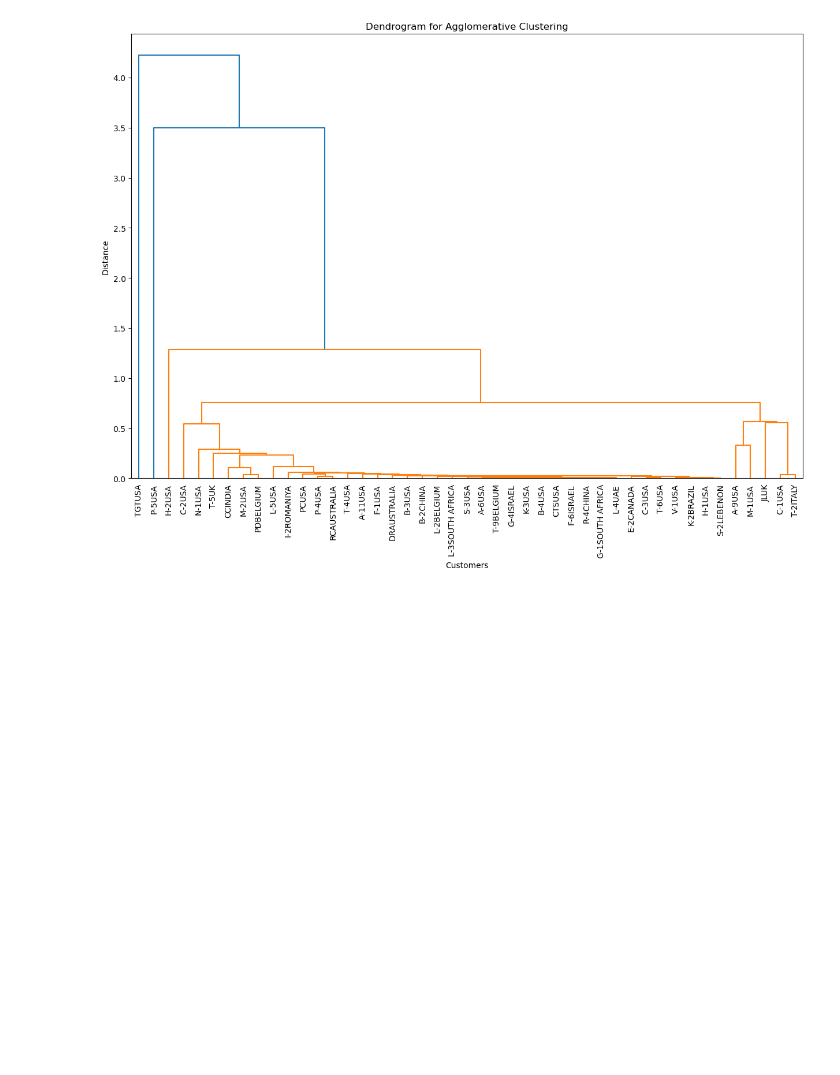
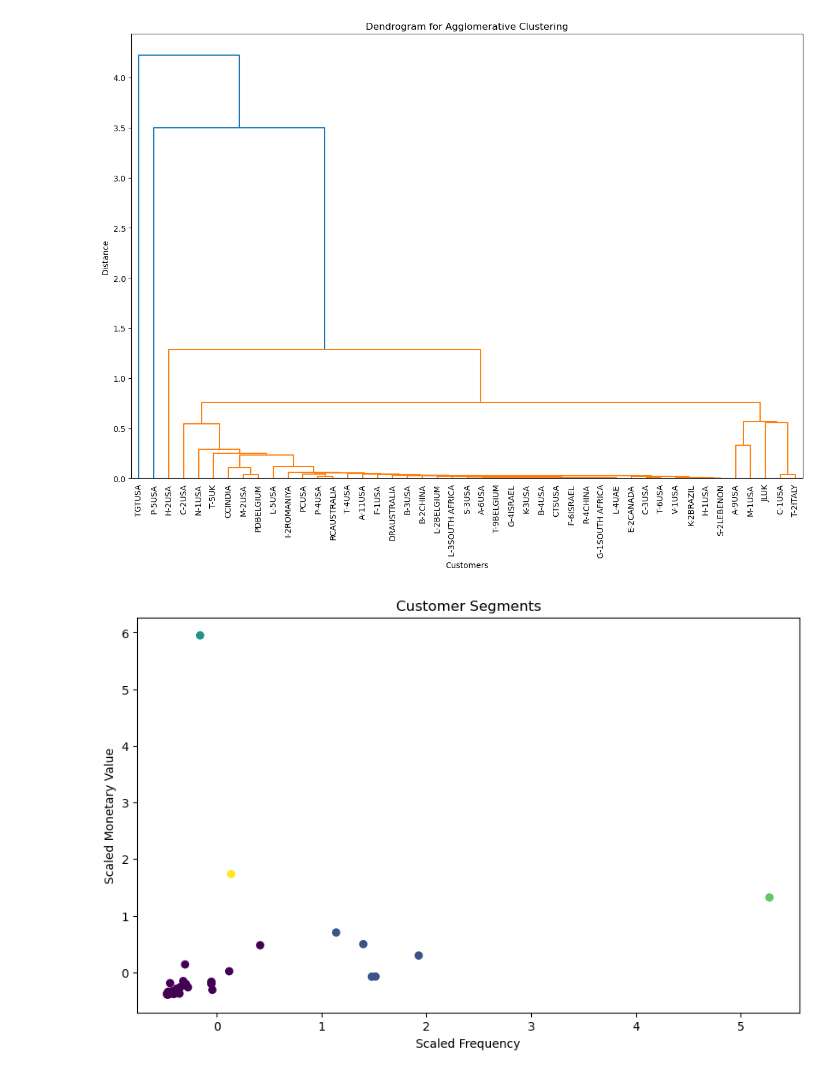
Before and after one commit to kanishkkg/ampba_24_group18_term2, a Jupyter notebook: ml_ul/GR_18_MLUL1_group18_Customers.ipynb, the cells around one changed output. Drawn from its saved outputs; the diff is of its cells as text; code cells hidden in the pictures; blank space fills up the shorter version.

```diff
--- a/ml_ul/GR_18_MLUL1_group18_Customers.ipynb
+++ b/ml_ul/GR_18_MLUL1_group18_Customers.ipynb
@@ -415,3 +435,7 @@ four_cluster_data = visualize_kmeans_clusters(4, customer_agg_data, scaled_featu
+# %%
+kmeans = KMeans(n_clusters=4, random_state=0)
+kmeans_labels = kmeans.fit_predict(scaled_features)
+customer_agg_data['kmeans_cluster'] = kmeans_labels
 # %%
 # Descriptive statistics for each cluster
 cluster_description = four_cluster_data.groupby('kmeans_cluster').agg({
@@ -492,18 +515,27 @@ plt.show()
 # %%
 # Applying Agglomerative Clustering with the optimal number of clusters
 agglo_cluster_final = AgglomerativeClustering(n_clusters=optimal_n_clusters)
 customer_agg_data['agglomerative_cluster'] = agglo_cluster_final.fit_predict(scaled_features)
+
+# Visualizing the clusters
+plt.figure(figsize=(10, 6))
+plt.scatter(scaled_features[:, 0], scaled_features[:, 1], c=customer_agg_data['agglomerative_cluster'], cmap='viridis', marker='o')
+plt.title("Customer Segments")
+plt.xlabel("Scaled Frequency")
+plt.ylabel("Scaled Monetary Value")
+plt.show()
 
 # Analyzing each cluster
 cluster_analysis = customer_agg_data.groupby('agglomerative_cluster').agg({
     'frequency': ['mean', 'min', 'max'],
     'monetary_value': ['mean', 'min', 'max', 'count']
 }).reset_index()
 
 cluster_analysis.columns = ['Cluster', 'Frequency_Mean', 'Frequency_Min', 'Frequency_Max', 'Monetary_Mean', 'Monetary_Min', 'Monetary_Max', 'Customer_Count']
 
 cluster_analysis
 # %% [output]
+[figure, added]
 |  | Cluster | Frequency_Mean | Frequency_Min | Frequency_Max | Monetary_Mean | Monetary_Min | Monetary_Max | ... |
 | 0 | 0 | 15.189189 | 1 | 100 | 1.971055e+05 | 328.88 | 1557123.00 | ... |
 | 1 | 1 | 220.400000 | 181 | 269 | 1.182834e+06 | 563098.85 | 1959794.03 | ... |
```
Also changed, not shown: parts of 33 cells of this notebook, 1 other file.
